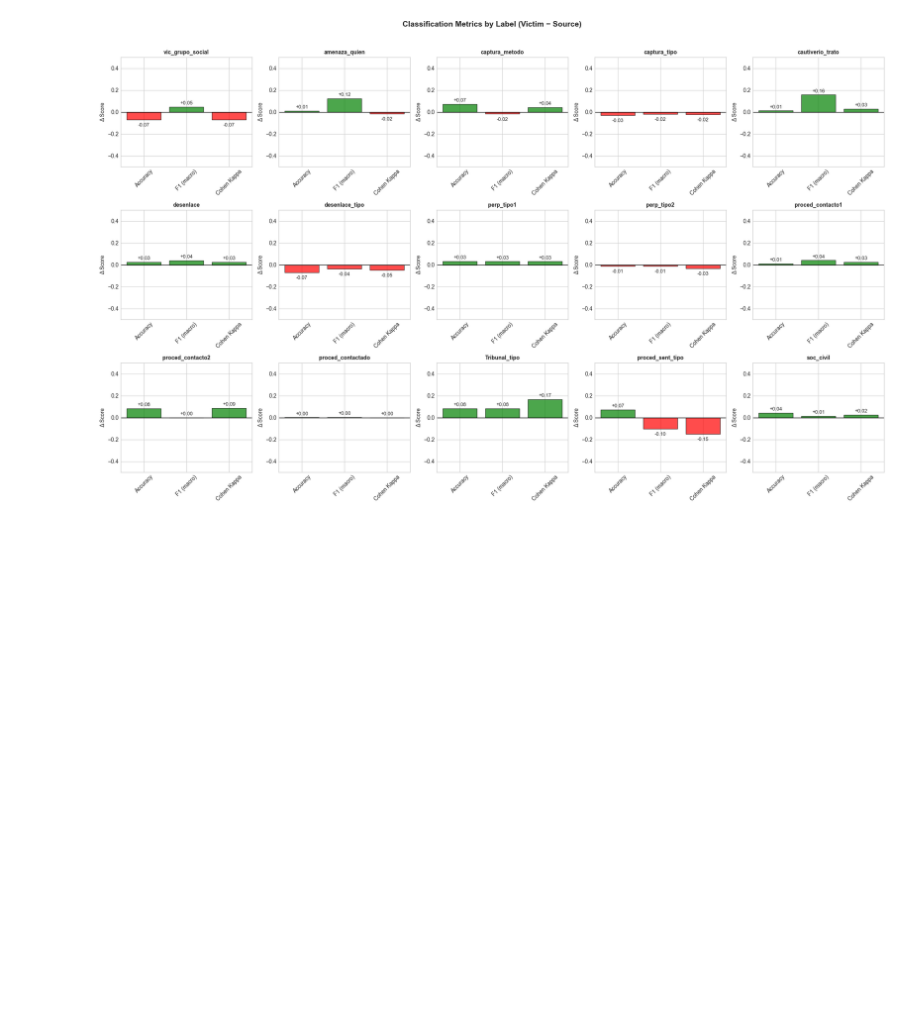
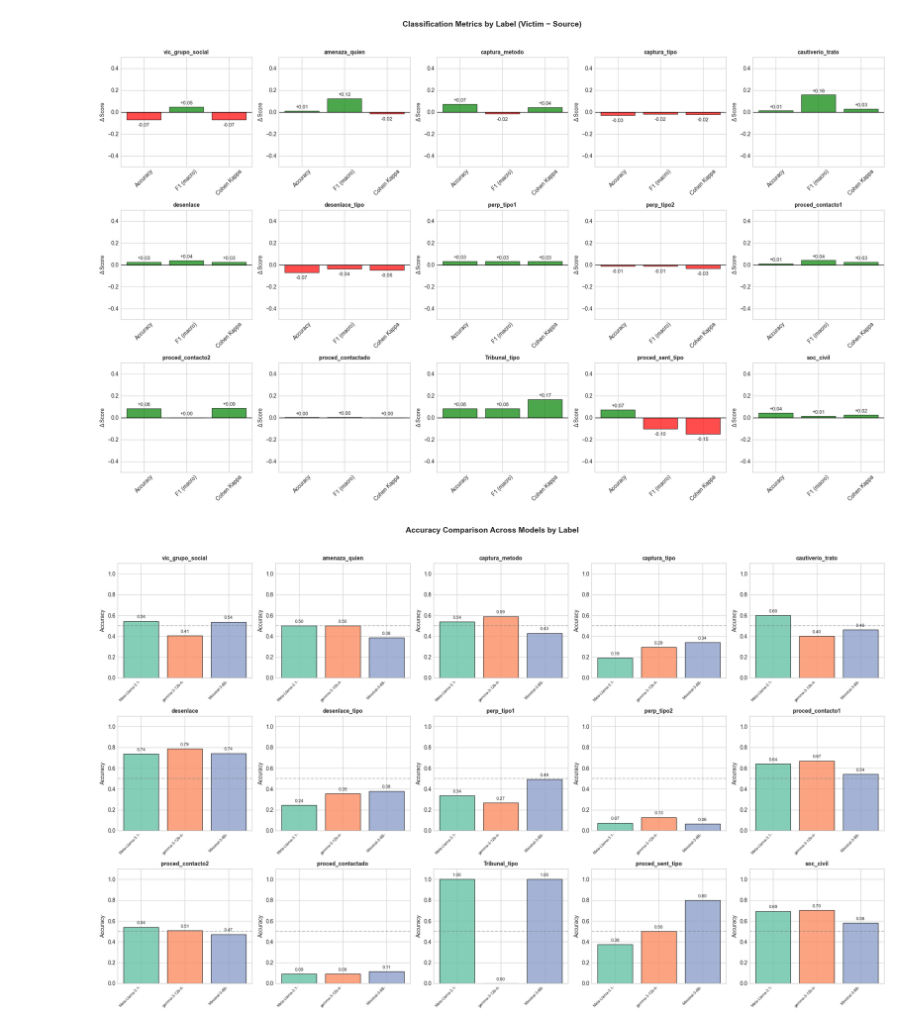
Before and after one commit to xingyuanzhao-project/messy_text, a Jupyter notebook: opr_5_eval_plot.ipynb, the cells around one changed output. Drawn from its saved outputs; the diff is of its cells as text; code cells hidden in the pictures; blank space fills up the shorter version.

```diff
--- a/opr_5_eval_plot.ipynb
+++ b/opr_5_eval_plot.ipynb
@@ -378,3 +387,63 @@ plt.savefig('plots/metrics_per_label_diff.png', dpi=150, bbox_inches='tight')
 plt.show()
 # %% [output]
 [figure]
+# %%
+# Compare accuracy across models for each label
+df_all = pd.read_csv('df_text_multi_eval_by_victim.csv')
+models = df_all['model'].unique()
+model_names = [m.split('/')[-1] for m in models]
+
+# Calculate accuracy per model per label (same method as single-model plots)
+acc_per_model = {}
+for model_full, model_short in zip(models, model_names):
+    df_model = df_all[df_all['model'] == model_full]
+    acc_per_model[model_short] = {}
+
+    for human_col, machine_col in labelling_map.items():
+        mask = df_model[human_col].notna() & df_model[machine_col].notna()
+        human_vals = df_model.loc[mask, human_col].fillna('').astype(str)
+        machine_vals = df_model.loc[mask, machine_col].fillna('').astype(str)
+
+        if len(human_vals) > 0:
+            acc_per_model[model_short][human_col] = accuracy_score(human_vals, machine_vals)
+
+label_names = list(labelling_map.keys())
+
+# Plot: 15 subplots, each with bars for each model
+n_labels = len(label_names)
+n_cols = 5
+n_rows = (n_labels + n_cols - 1) // n_cols
+
+fig, axes = plt.subplots(n_rows, n_cols, figsize=(20, 12))
+axes = axes.flatten()
+
+colors = plt.cm.Set2(range(len(model_names)))
+
+for idx, label in enumerate(label_names):
+    ax = axes[idx]
+    accs = [acc_per_model[m][label] for m in model_names]
+
+    bars = ax.bar(range(len(model_names)), accs, color=colors, edgecolor='black', alpha=0.8)
+
+    for bar, val in zip(bars, accs):
+        if not pd.isna(val):
+            ax.text(bar.get_x() + bar.get_width()/2, bar.get_height() + 0.02,
+                    f'{val:.2f}', ha='center', va='bottom', fontsize=8)
+
+    ax.set_ylim(0, 1.1)
+    ax.set_title(label, fontsize=10, fontweight='bold')
+    ax.set_ylabel('Accuracy')
+    ax.set_xticks(range(len(model_names)))
+    ax.set_xticklabels([m[:15] for m in model_names], rotation=45, ha='right', fontsize=7)
+    ax.axhline(y=0.5, color='gray', linestyle='--', alpha=0.5)
+
+# Hide empty subplots
+for idx in range(n_labels, len(axes)):
+    axes[idx].set_visible(False)
+
+plt.suptitle('Accuracy Comparison Across Models by Label', fontsize=14, fontweight='bold', y=1.02)
+plt.tight_layout()
+plt.savefig('plots/accuracy_comparison_across_models.png', dpi=150, bbox_inches='tight')
+plt.show()
+# %% [output]
+[figure, added]
```
Also changed, not shown: parts of 9 cells of this notebook, 47 other files.
